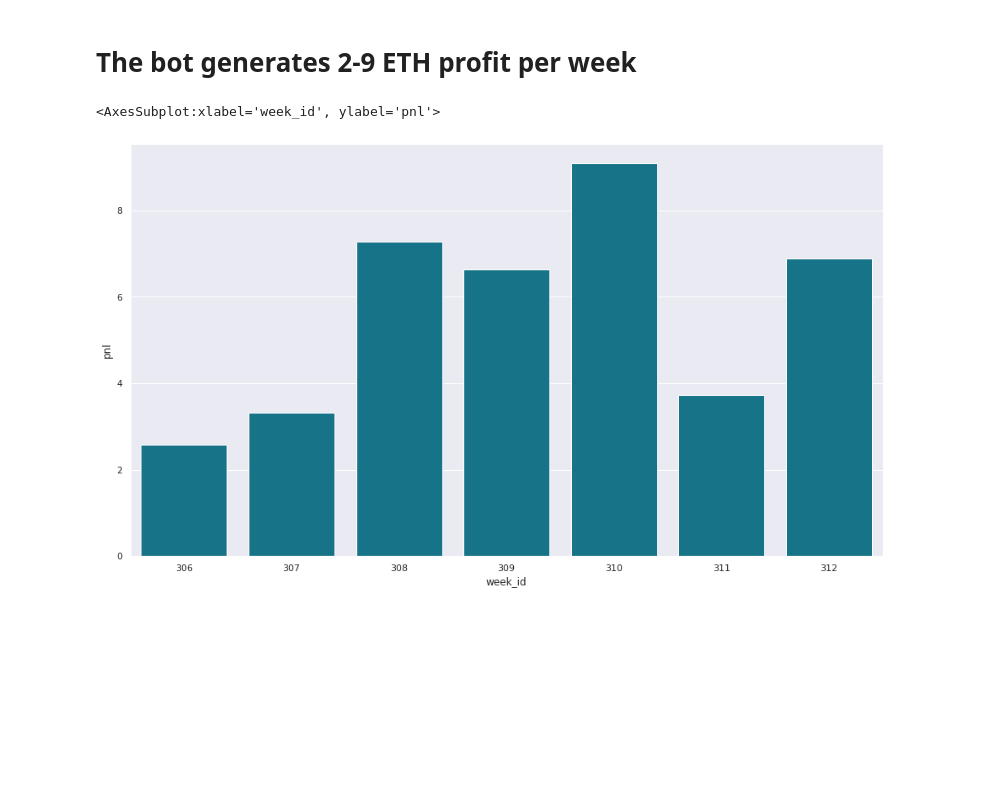
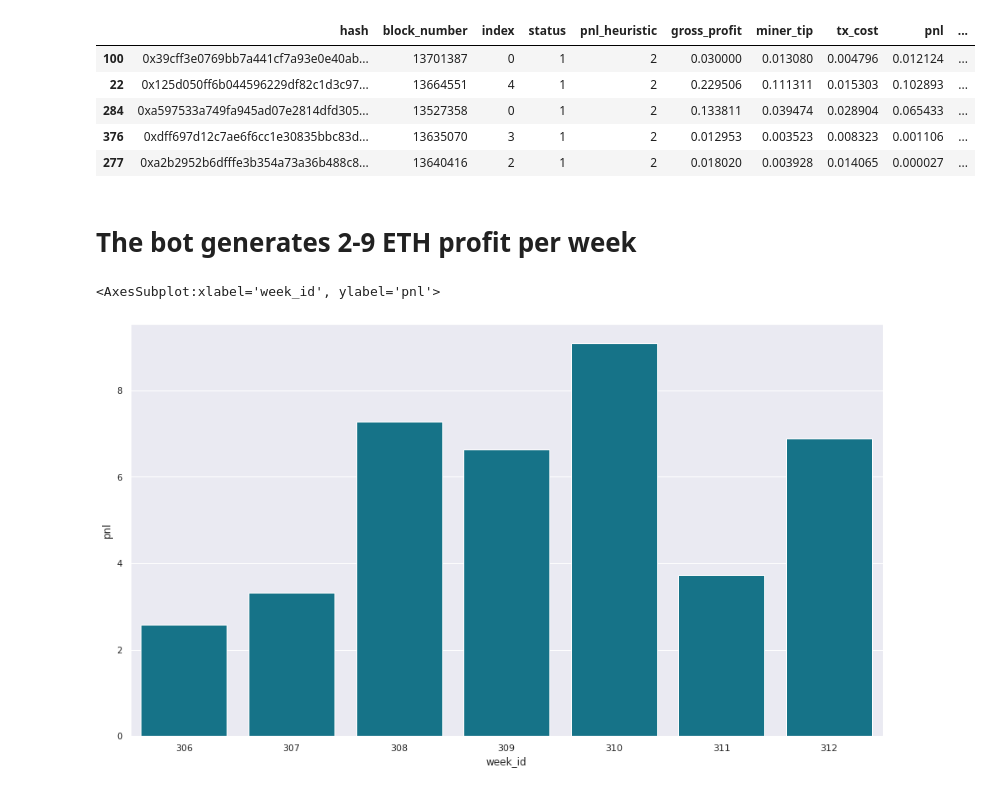
Before and after one commit to 0x1355/honeypot-demo, a Jupyter notebook: analysis/analysis_pnl.ipynb, the cells around one changed output. Drawn from its saved outputs; the diff is of its cells as text; code cells hidden in the pictures; blank space fills up the shorter version.

```diff
--- a/analysis/analysis_pnl.ipynb
+++ b/analysis/analysis_pnl.ipynb
@@ -7,9 +7,18 @@ import seaborn as sns
 sns.set(rc = {'figure.figsize':(16,9)})
 nds_teal = '#037F9B'
 # %%
-pnl = pd.read_csv('mev-pnl.csv')
+pnl = pd.read_csv('data/mev-pnl.csv')
 pnl['margin'] = pnl['pnl'] / pnl['gross_profit']
 pnl['week_id'] = pnl['block_number'] // 44000
+# %%
+pnl.sample(5)
+# %% [output]
+|  | hash | block_number | index | status | pnl_heuristic | gross_profit | miner_tip | tx_cost | pnl | ... |
+| 100 | 0x39cff3e0769bb7a441cf7a93e0e40ab... | 13701387 | 0 | 1 | 2 | 0.030000 | 0.013080 | 0.004796 | 0.012124 | ... |
+| 22 | 0x125d050ff6b044596229df82c1d3c97... | 13664551 | 4 | 1 | 2 | 0.229506 | 0.111311 | 0.015303 | 0.102893 | ... |
+| 284 | 0xa597533a749fa945ad07e2814dfd305... | 13527358 | 0 | 1 | 2 | 0.133811 | 0.039474 | 0.028904 | 0.065433 | ... |
+| 376 | 0xdff697d12c7ae6f6cc1e30835bbc83d... | 13635070 | 3 | 1 | 2 | 0.012953 | 0.003523 | 0.008323 | 0.001106 | ... |
+| 277 | 0xa2b2952b6dfffe3b354a73a36b488c8... | 13640416 | 2 | 1 | 2 | 0.018020 | 0.003928 | 0.014065 | 0.000027 | ... |
 # %% [markdown]
 # The bot generates 2-9 ETH profit per week
 # %%
```
